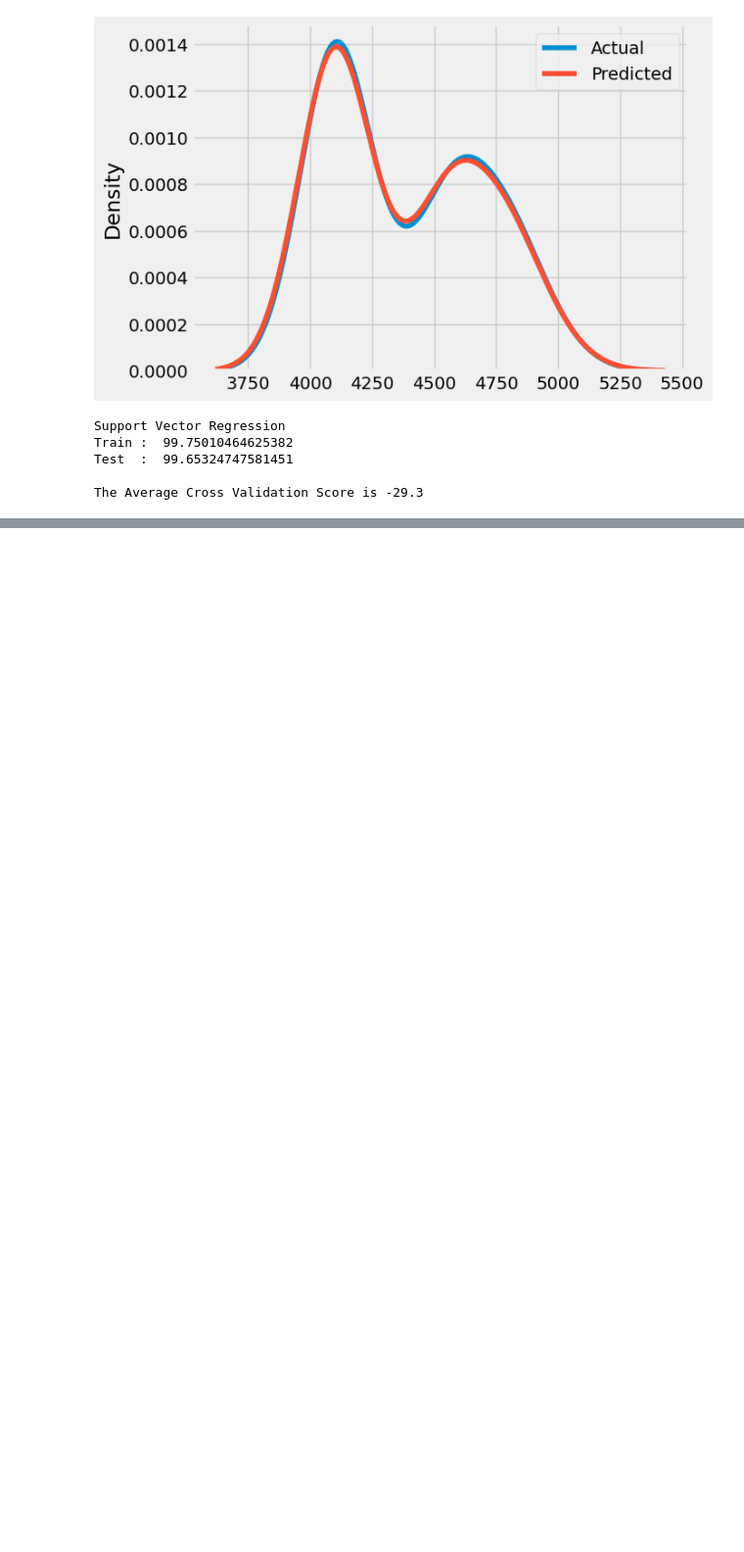
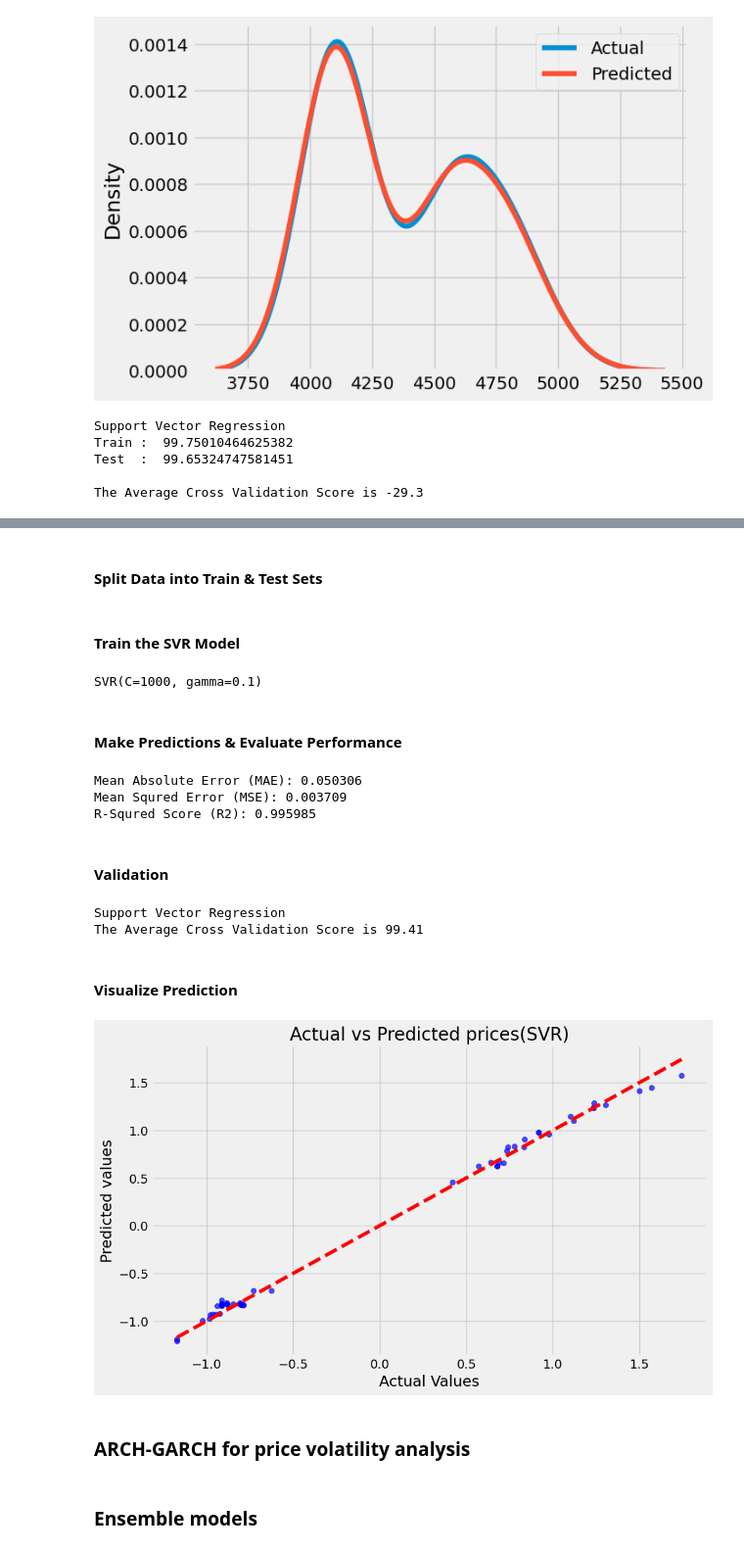
Before and after one commit to DVIlangamge/FYP--Rice-Price-Volatility-Analysis-and-Forecasting, a Jupyter notebook: FYP.ipynb, the cells around one changed output, grey strips where cells are left out. Shown at 98% size. Cells and saved outputs as stored; diff of their text form; code cells hidden in the pictures; blank space fills up the shorter version.

```diff
--- a/FYP.ipynb
+++ b/FYP.ipynb
@@ -2918,0 +2940,3 @@ The Average Cross Validation Score is -29.3
+# %%
+df = pd.get_dummies(data_for_split_1, columns =['market'],drop_first=True)
+df
@@ -2918,0 +2981,63 @@ The Average Cross Validation Score is -29.3
+# %% [markdown]
+#### Split Data into Train & Test Sets
+# %%
+X = df.drop(columns=['price']) #feature
+y = df['price'] #target
+
+X_train, X_test, y_train, y_test = train_test_split(X,y,test_size = 0.2, random_state=42)
+# %% [markdown]
+#### Train the SVR Model
+# %%
+svr_model = SVR(kernel='rbf', C= 1000, epsilon= 0.1, gamma= 0.1)
+svr_model.fit(X_train, y_train)
+# %% [output]
+SVR(C=1000, gamma=0.1)
+# %% [markdown]
+#### Make Predictions & Evaluate Performance
+# %%
+y_pred = svr_model.predict(X_test)
+mae = mean_absolute_error(y_test, y_pred)
+mse = mean_squared_error(y_test, y_pred)
+r2 = r2_score(y_test, y_pred)
+
+print(f"Mean Absolute Error (MAE): {mae:2f}")
+print(f"Mean Squred Error (MSE): {mse:2f}")
+print(f"R-Squred Score (R2): {r2:2f}")
+# %% [output]
+Mean Absolute Error (MAE): 0.050306
+Mean Squred Error (MSE): 0.003709
+R-Squred Score (R2): 0.995985
+# %% [markdown]
+#### Validation
+# %%
+#Check the accuracy of testing and training of the Support Vector Regression model
+print('Support Vector Regression')
+#SVReg_model_train = SVReg_model.score(mX_train,My_train.ravel())*100
+#SVReg_model_test = SVReg_model.score(mX_test, My_test)*100
+
+#Assess the performance of the Support Vector Regression method by dividing the sample data by 10 folds randomly
+SVR_model_cv = KFold(n_splits=10, random_state=42, shuffle=True)
+SVR_model_score = cross_val_score(svr_model,X,y,cv=SVR_model_cv)
+
+#print('Train : ',SVReg_model_train)
+#print('Test  : ',SVReg_model_test, '\n')
+print('The Average Cross Validation Score is',np.round(np.mean(SVR_model_score)*100,2))
+# %% [output]
+Support Vector Regression
+The Average Cross Validation Score is 99.41
+# %% [markdown]
+#### Visualize Prediction
+# %%
+plt.figure(figsize=(10,6))
+plt.scatter(y_test, y_pred, alpha =0.7, color='blue')
+plt.plot([min(y_test), max(y_test)], [min(y_test), max(y_test)], '--', color='red')
+plt.xlabel('Actual Values')
+plt.ylabel('Predicted values')
+plt.title('Actual vs Predicted prices(SVR)')
+plt.show()
+# %% [output]
+[figure, added]
+# %% [markdown]
+### ARCH-GARCH for price volatility analysis
+# %% [markdown]
+### Ensemble models
```
Also changed, not shown: parts of 38 cells of this notebook.
